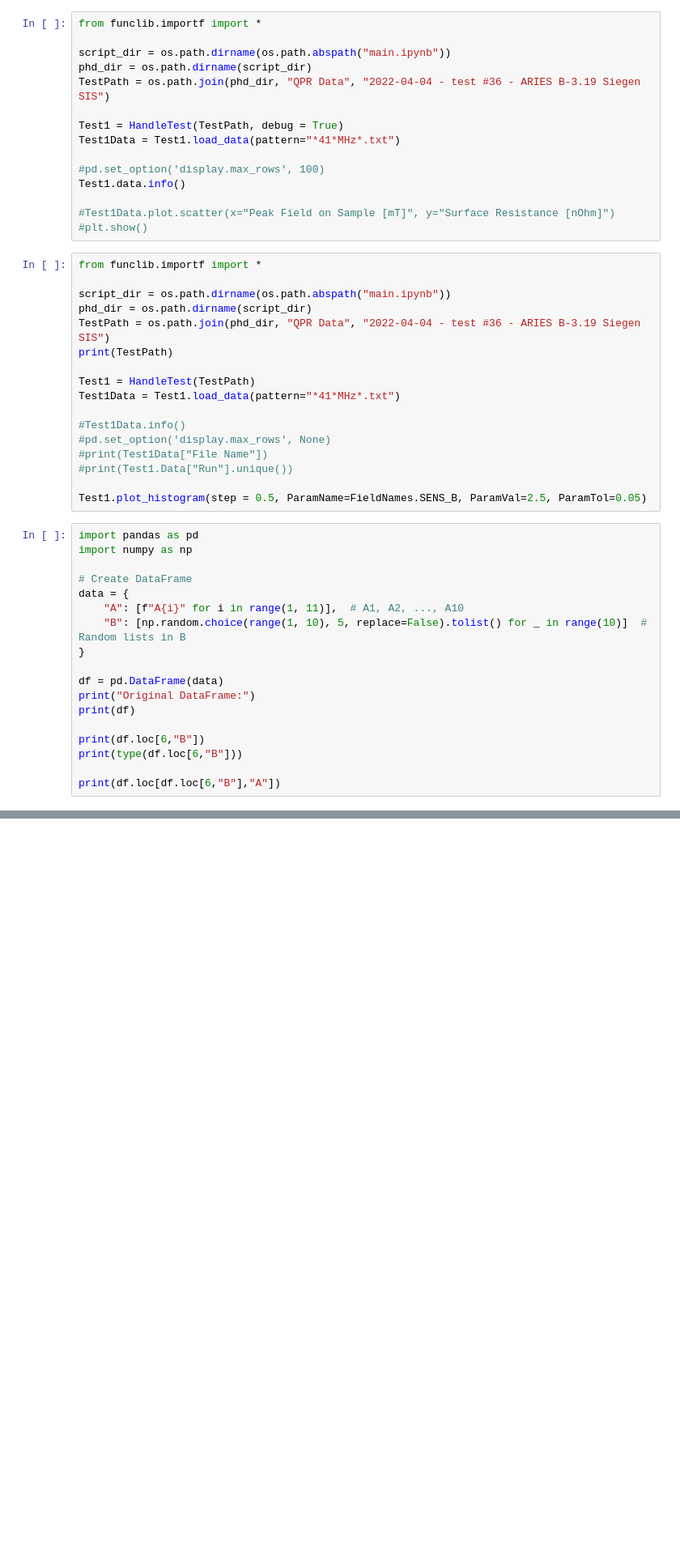
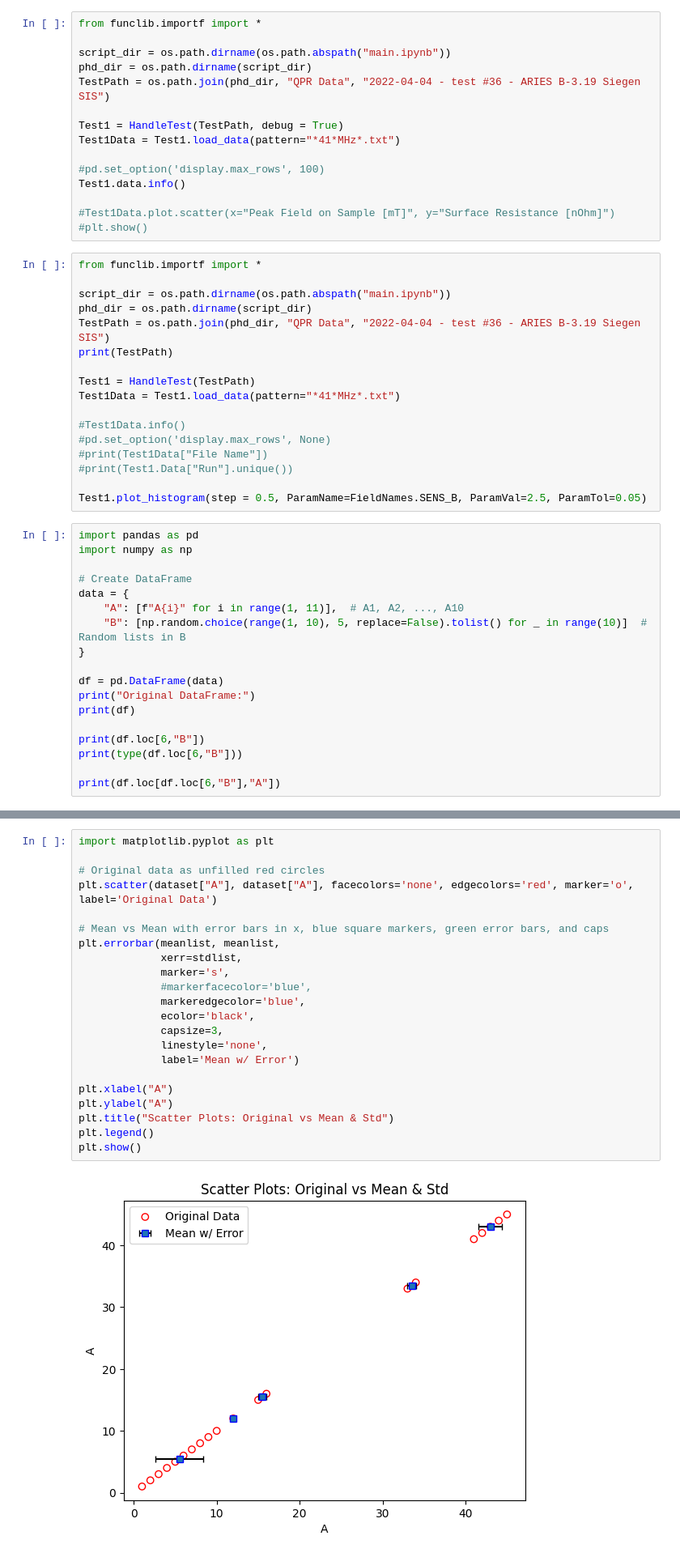
Before and after one commit to Dmitry-LO/QPR-Data-Analysis, a Jupyter notebook: main.ipynb, the cells around one changed output, grey strips where cells are left out. Shown at 81% size. Drawn from its saved outputs; the diff is of its cells as text; blank space fills up the shorter version.

```diff
--- a/main.ipynb
+++ b/main.ipynb
@@ -182,0 +195,24 @@ Standard Deviation: [2.8722813232690143, 0.0, 0.5, 0.5]
+# %%
+import matplotlib.pyplot as plt
+
+# Original data as unfilled red circles
+plt.scatter(dataset["A"], dataset["A"], facecolors='none', edgecolors='red', marker='o', label='Original Data')
+
+# Mean vs Mean with error bars in x, blue square markers, green error bars, and caps
+plt.errorbar(meanlist, meanlist,
+             xerr=stdlist,
+             marker='s',
+             #markerfacecolor='blue',
+             markeredgecolor='blue',
+             ecolor='black',
+             capsize=3,
+             linestyle='none',
+             label='Mean w/ Error')
+
+plt.xlabel("A")
+plt.ylabel("A")
+plt.title("Scatter Plots: Original vs Mean & Std")
+plt.legend()
+plt.show()
+# %% [output]
+[figure, added]
```
Also changed, not shown: parts of 3 cells of this notebook, 1 other file.
